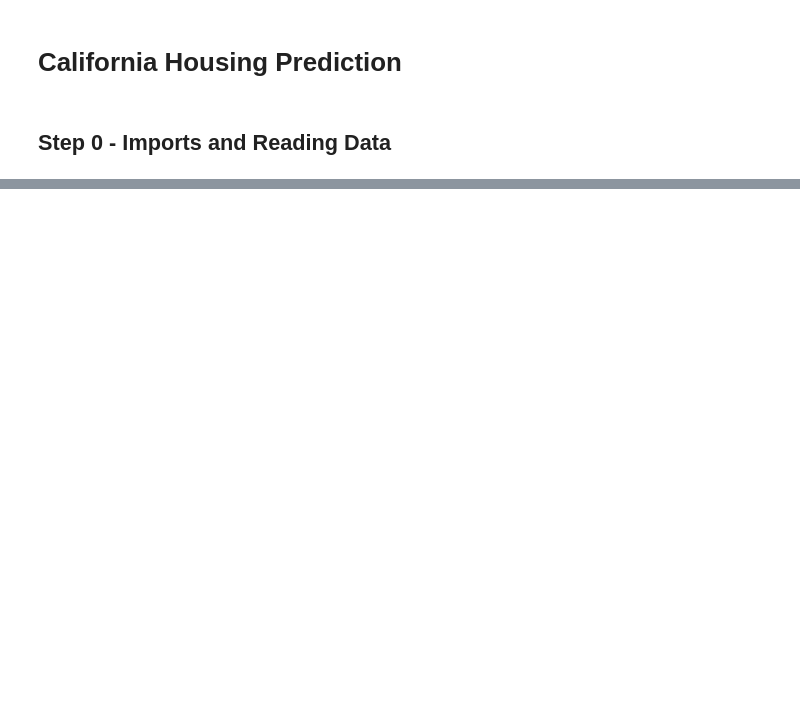
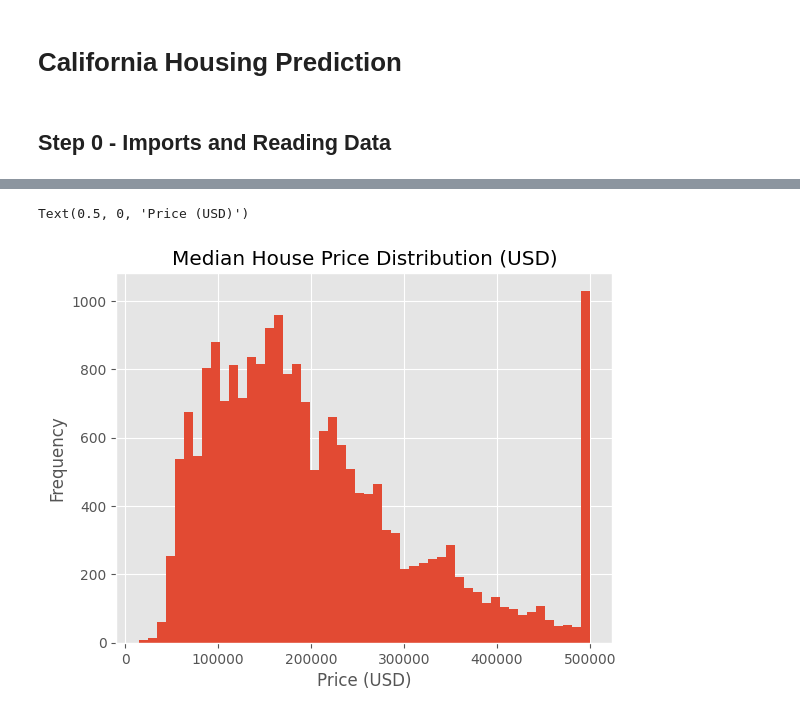
Before and after one commit to Kaydonius/California-Housing, a Jupyter notebook: notebooks/housing_analysis.ipynb, the cells around one changed output, grey strips where cells are left out. Saved outputs shown, nothing was run; the diff lists cells and outputs as text; code cells hidden in the pictures; blank space fills up the shorter version.

```diff
--- a/notebooks/housing_analysis.ipynb
+++ b/notebooks/housing_analysis.ipynb
@@ -33,0 +174,6 @@ None
+# %%
+ax = df['median_house_value'].plot(kind='hist', bins=50, title='Median House Price Distribution (USD)')
+ax.set_xlabel("Price (USD)")
+# %% [output]
+Text(0.5, 0, 'Price (USD)')
+[figure, added]
```
Also changed, not shown: parts of 19 cells of this notebook, 2 other files.
